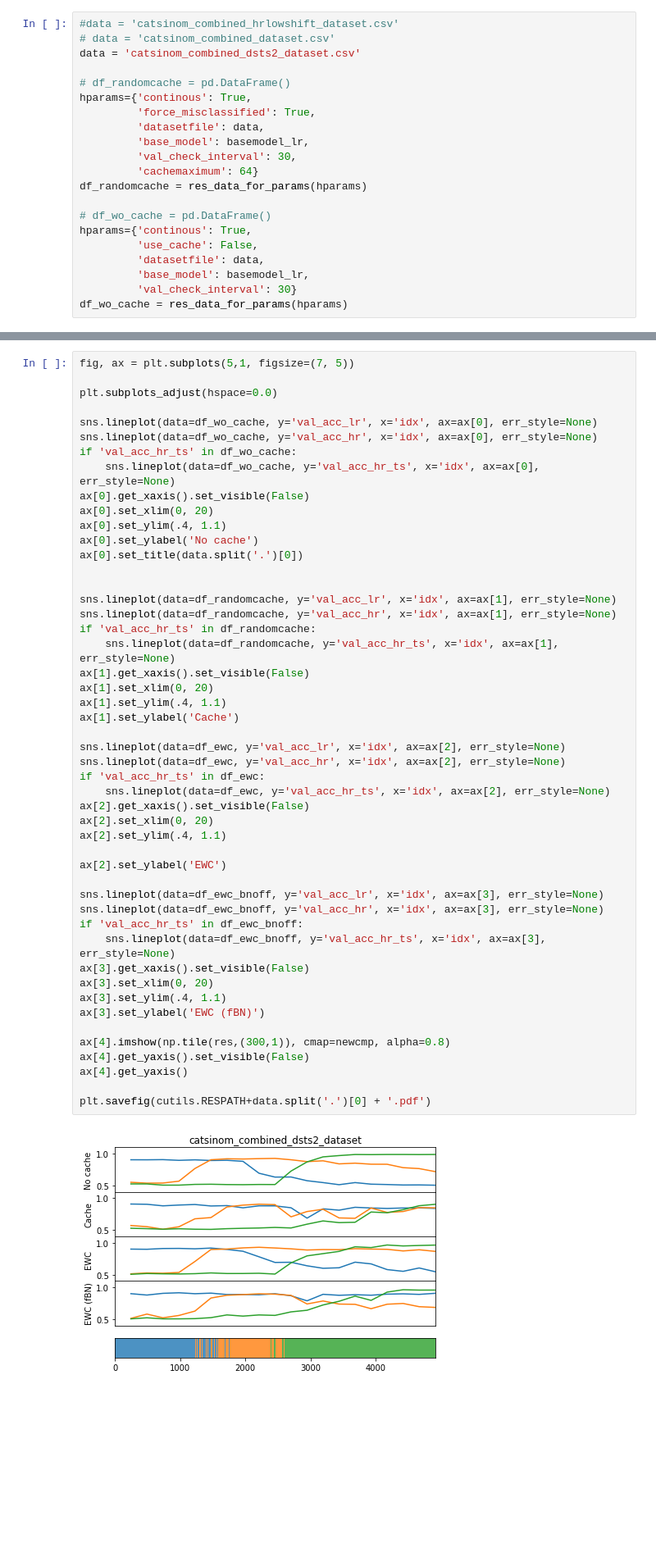
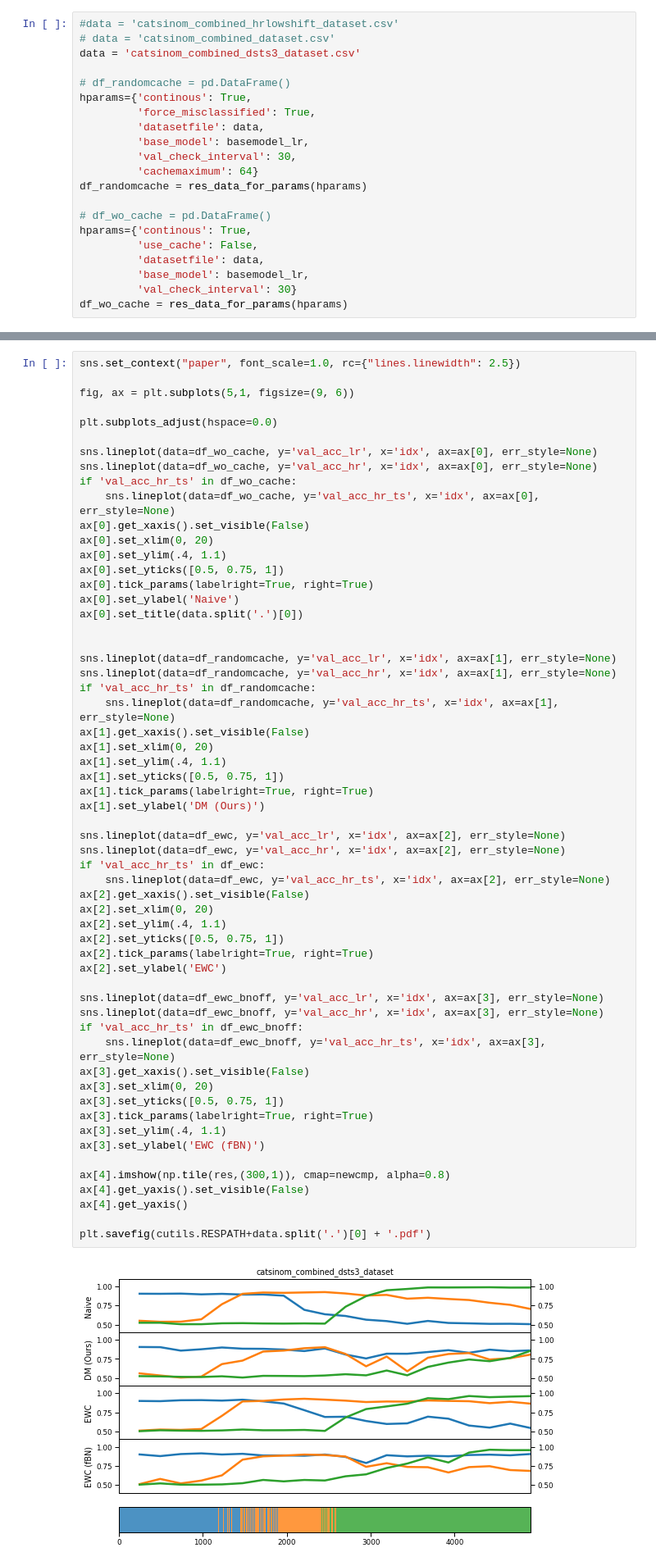
Before and after one commit to cirmuw/dynamicmemory, a Jupyter notebook: J_Results.ipynb, the cells around one changed output, grey strips where cells are left out. Shown at 82% size. Drawn from its saved outputs; the diff is of its cells as text; blank space fills up the shorter version.

```diff
--- a/J_Results.ipynb
+++ b/J_Results.ipynb
@@ -257,7 +257,7 @@ def res_data_for_params(hparams):
 # %%
 #data = 'catsinom_combined_hrlowshift_dataset.csv'
 # data = 'catsinom_combined_dataset.csv'
-data = 'catsinom_combined_dsts2_dataset.csv'
+data = 'catsinom_combined_dsts3_dataset.csv'
 
 # df_randomcache = pd.DataFrame()
 hparams={'continous': True,
@@ -336,7 +336,9 @@ res[streamedDS.df.res == 'hr_ts'] = 2
 # %%
 newcmp = ListedColormap([sns.color_palette()[0], sns.color_palette()[1], sns.color_palette()[2]], name='OrangeBlue')
 # %%
-fig, ax = plt.subplots(5,1, figsize=(7, 5))
+sns.set_context("paper", font_scale=1.0, rc={"lines.linewidth": 2.5})
+
+fig, ax = plt.subplots(5,1, figsize=(9, 6))
 
 plt.subplots_adjust(hspace=0.0)
 
@@ -347,7 +349,9 @@ if 'val_acc_hr_ts' in df_wo_cache:
 ax[0].get_xaxis().set_visible(False)
 ax[0].set_xlim(0, 20)
 ax[0].set_ylim(.4, 1.1)
-ax[0].set_ylabel('No cache')
+ax[0].set_yticks([0.5, 0.75, 1])
+ax[0].tick_params(labelright=True, right=True)
+ax[0].set_ylabel('Naive')
 ax[0].set_title(data.split('.')[0])
 
 
@@ -356,36 +360,41 @@ sns.lineplot(data=df_randomcache, y='val_acc_hr', x='idx', ax=ax[1], err_style=N
 if 'val_acc_hr_ts' in df_randomcache:
     sns.lineplot(data=df_randomcache, y='val_acc_hr_ts', x='idx', ax=ax[1], err_style=None)
 ax[1].get_xaxis().set_visible(False)
 ax[1].set_xlim(0, 20)
 ax[1].set_ylim(.4, 1.1)
-ax[1].set_ylabel('Cache')
+ax[1].set_yticks([0.5, 0.75, 1])
+ax[1].tick_params(labelright=True, right=True)
+ax[1].set_ylabel('DM (Ours)')
 
 sns.lineplot(data=df_ewc, y='val_acc_lr', x='idx', ax=ax[2], err_style=None)
 sns.lineplot(data=df_ewc, y='val_acc_hr', x='idx', ax=ax[2], err_style=None)
 if 'val_acc_hr_ts' in df_ewc:
     sns.lineplot(data=df_ewc, y='val_acc_hr_ts', x='idx', ax=ax[2], err_style=None)
 ax[2].get_xaxis().set_visible(False)
 ax[2].set_xlim(0, 20)
 ax[2].set_ylim(.4, 1.1)
-
+ax[2].set_yticks([0.5, 0.75, 1])
+ax[2].tick_params(labelright=True, right=True)
 ax[2].set_ylabel('EWC')
 
 sns.lineplot(data=df_ewc_bnoff, y='val_acc_lr', x='idx', ax=ax[3], err_style=None)
 sns.lineplot(data=df_ewc_bnoff, y='val_acc_hr', x='idx', ax=ax[3], err_style=None)
 if 'val_acc_hr_ts' in df_ewc_bnoff:
     sns.lineplot(data=df_ewc_bnoff, y='val_acc_hr_ts', x='idx', ax=ax[3], err_style=None)
 ax[3].get_xaxis().set_visible(False)
 ax[3].set_xlim(0, 20)
+ax[3].set_yticks([0.5, 0.75, 1])
+ax[3].tick_params(labelright=True, right=True)
 ax[3].set_ylim(.4, 1.1)
 ax[3].set_ylabel('EWC (fBN)')
 
 ax[4].imshow(np.tile(res,(300,1)), cmap=newcmp, alpha=0.8)
 ax[4].get_yaxis().set_visible(False)
 ax[4].get_yaxis()
 
 plt.savefig(cutils.RESPATH+data.split('.')[0] + '.pdf')
 # %% [output]
-[figure, old version]
+[figure, new version]
 # %%
 fig, ax = plt.subplots(1,3, figsize=(20, 5))
 sns.lineplot(data=df_randomcache, y='val_acc_lr', x='idx', color=sns.color_palette("Blues")[5], ax=ax[0])
```
Also changed, not shown: parts of 3 cells of this notebook, 3 other files.
